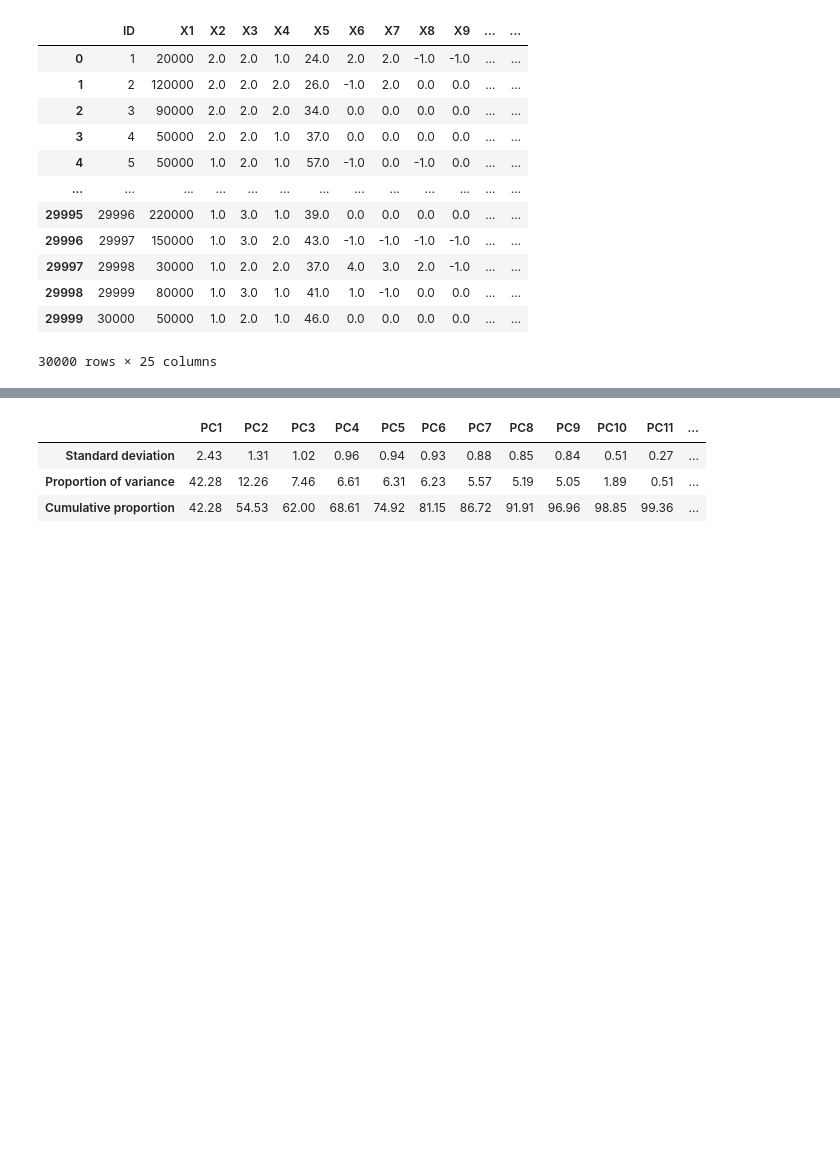
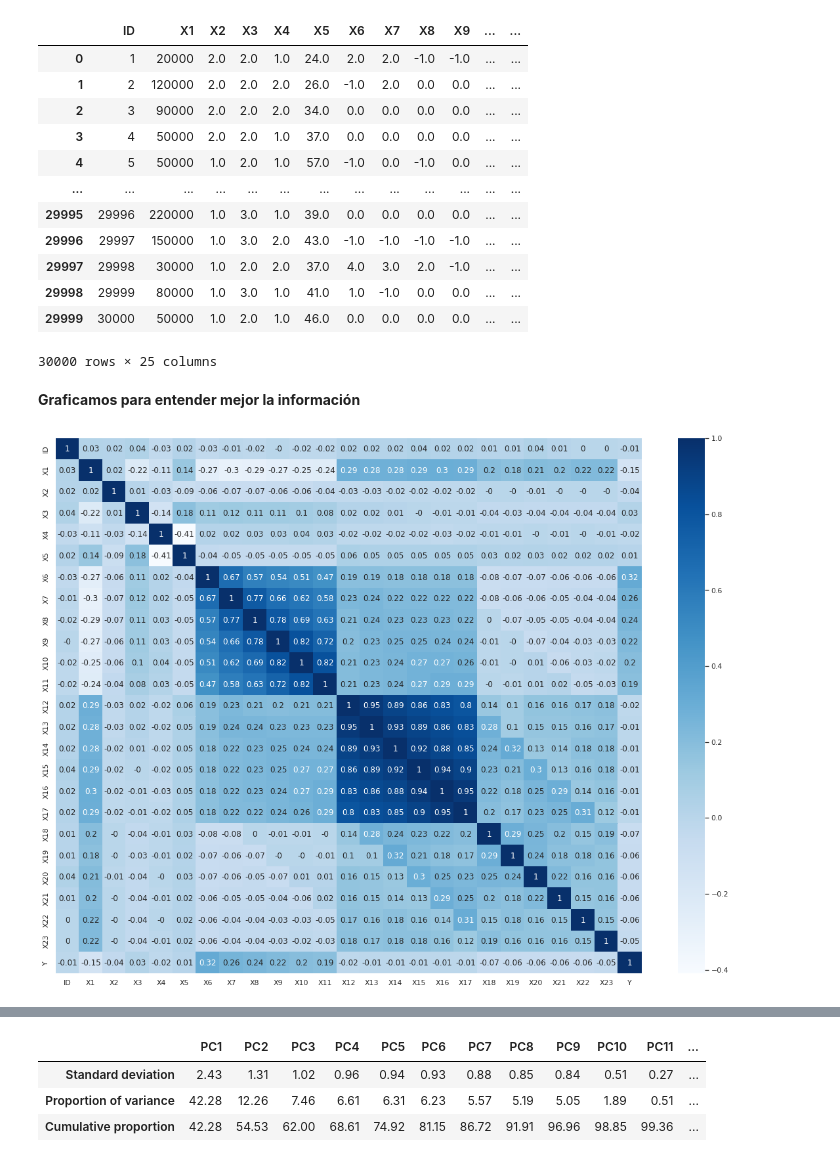
Before and after one commit to PosgradoMNA/actividades-del-projecto-equipo-9, a Jupyter notebook: Actividad_Semana4_Equipo_9.ipynb, the cells around one changed output, grey strips where cells are left out. Saved outputs shown, nothing was run; the diff lists cells and outputs as text; code cells hidden in the pictures; blank space fills up the shorter version.

```diff
--- a/Actividad_Semana4_Equipo_9.ipynb
+++ b/Actividad_Semana4_Equipo_9.ipynb
@@ -83,0 +93,9 @@ df
+# %% [markdown]
+**Graficamos para entender mejor la información**
+# %%
+sns.set(rc={'figure.figsize':(20,15)})
+#print(df.corr())
+sns.heatmap(df_original.corr().round(2), annot=True, cmap="Blues")
+plt.show()
+# %% [output]
+[figure, added]
```
Also changed, not shown: parts of 19 cells of this notebook.
